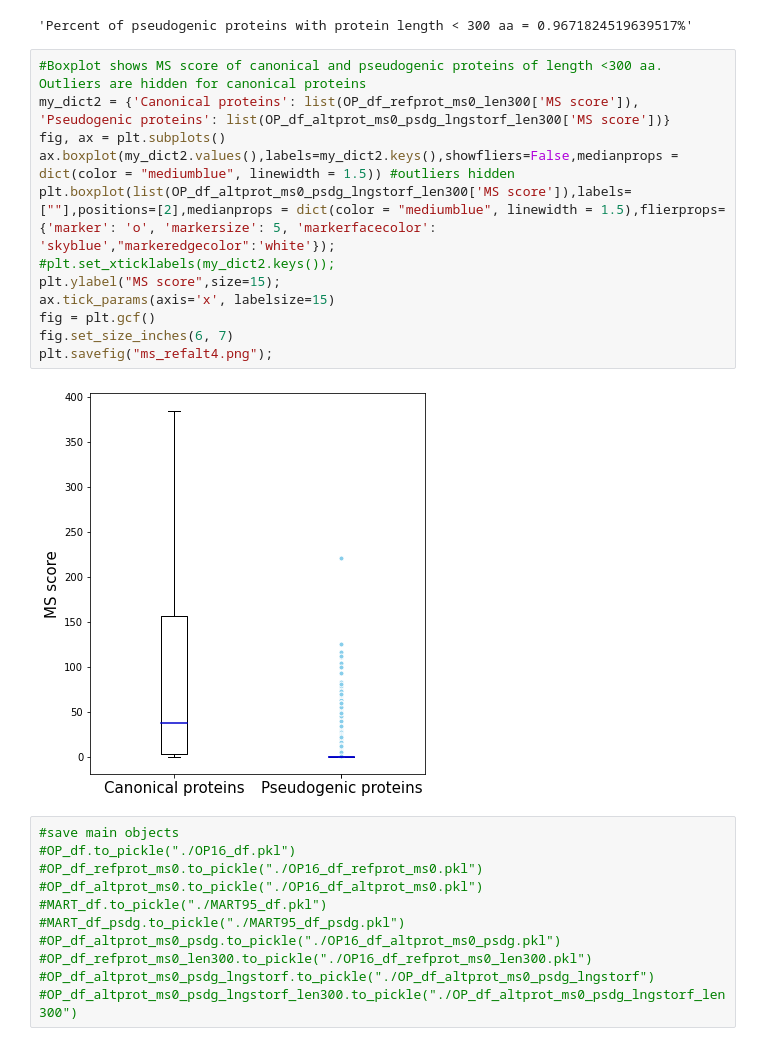
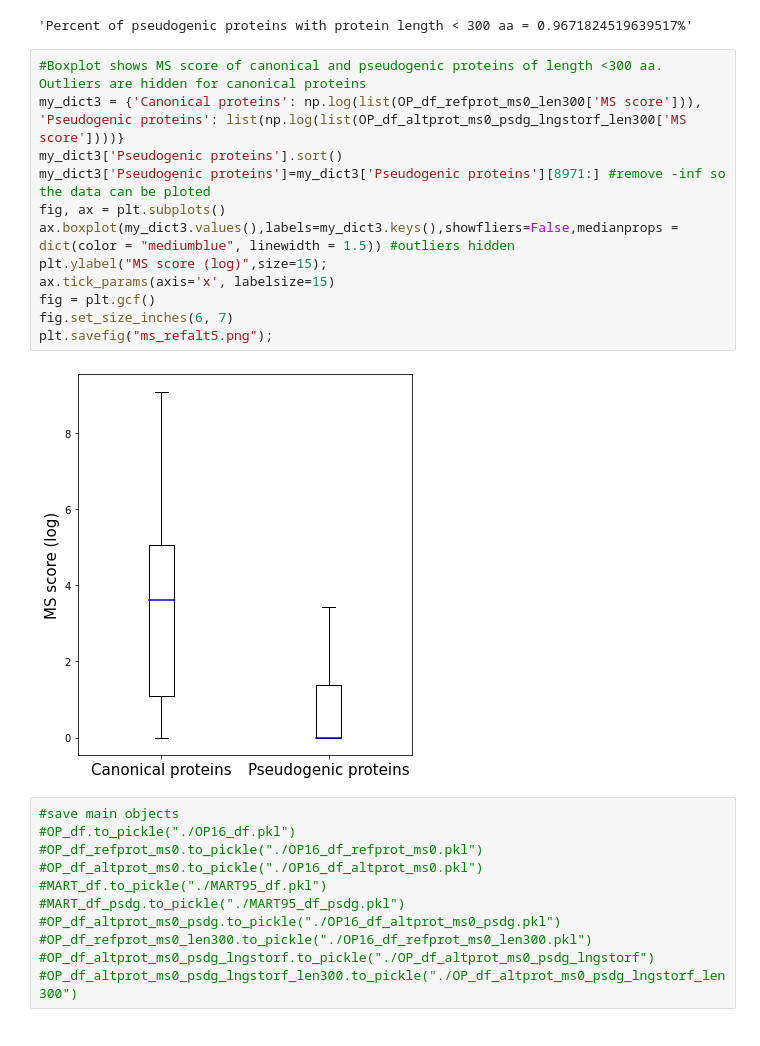
Before and after one commit to Labo-MAB/JPR_review, a Jupyter notebook: figure5.ipynb, the cells around one changed output. Cells and saved outputs as stored; diff of their text form.

```diff
--- a/figure5.ipynb
+++ b/figure5.ipynb
@@ -117,20 +137,20 @@ OP_df_altprot_ms0_psdg_lngstorf_len300=OP_df_altprot_ms0_psdg_lngstorf.loc[OP_df
 f"Percent of pseudogenic proteins with protein length < 300 aa = {len(OP_df_altprot_ms0_psdg_lngstorf_len300)/len(OP_df_altprot_ms0_psdg_lngstorf)}%"
 # %% [output]
 'Percent of pseudogenic proteins with protein length < 300 aa = 0.9671824519639517%'
-# %%
-#Boxplot shows MS score of canonical and pseudogenic proteins of length <300 aa. Outliers are hidden for canonical proteins
-my_dict2 = {'Canonical proteins': list(OP_df_refprot_ms0_len300['MS score']), 'Pseudogenic proteins': list(OP_df_altprot_ms0_psdg_lngstorf_len300['MS score'])}
-fig, ax = plt.subplots()
-ax.boxplot(my_dict2.values(),labels=my_dict2.keys(),showfliers=False,medianprops = dict(color = "mediumblue", linewidth = 1.5)) #outliers hidden
-plt.boxplot(list(OP_df_altprot_ms0_psdg_lngstorf_len300['MS score']),labels=[""],positions=[2],medianprops = dict(color = "mediumblue", linewidth = 1.5),flierprops={'marker': 'o', 'markersize': 5, 'markerfacecolor': 'skyblue',"markeredgecolor":'white'});
-#plt.set_xticklabels(my_dict2.keys());
-plt.ylabel("MS score",size=15);
-ax.tick_params(axis='x', labelsize=15)
-fig = plt.gcf()
-fig.set_size_inches(6, 7)
-plt.savefig("ms_refalt4.png");
-# %% [output]
-[figure, removed]
+# %%
+#Boxplot shows MS score of canonical and pseudogenic proteins of length <300 aa. Outliers are hidden for canonical proteins
+my_dict3 = {'Canonical proteins': np.log(list(OP_df_refprot_ms0_len300['MS score'])), 'Pseudogenic proteins': list(np.log(list(OP_df_altprot_ms0_psdg_lngstorf_len300['MS score'])))}
+my_dict3['Pseudogenic proteins'].sort()
+my_dict3['Pseudogenic proteins']=my_dict3['Pseudogenic proteins'][8971:] #remove -inf so the data can be ploted
+fig, ax = plt.subplots()
+ax.boxplot(my_dict3.values(),labels=my_dict3.keys(),showfliers=False,medianprops = dict(color = "mediumblue", linewidth = 1.5)) #outliers hidden
+plt.ylabel("MS score (log)",size=15);
+ax.tick_params(axis='x', labelsize=15)
+fig = plt.gcf()
+fig.set_size_inches(6, 7)
+plt.savefig("ms_refalt5.png");
+# %% [output]
+[figure, added]
 # %%
 #save main objects
 #OP_df.to_pickle("./OP16_df.pkl")
```
Also changed, not shown: parts of 5 cells of this notebook.
